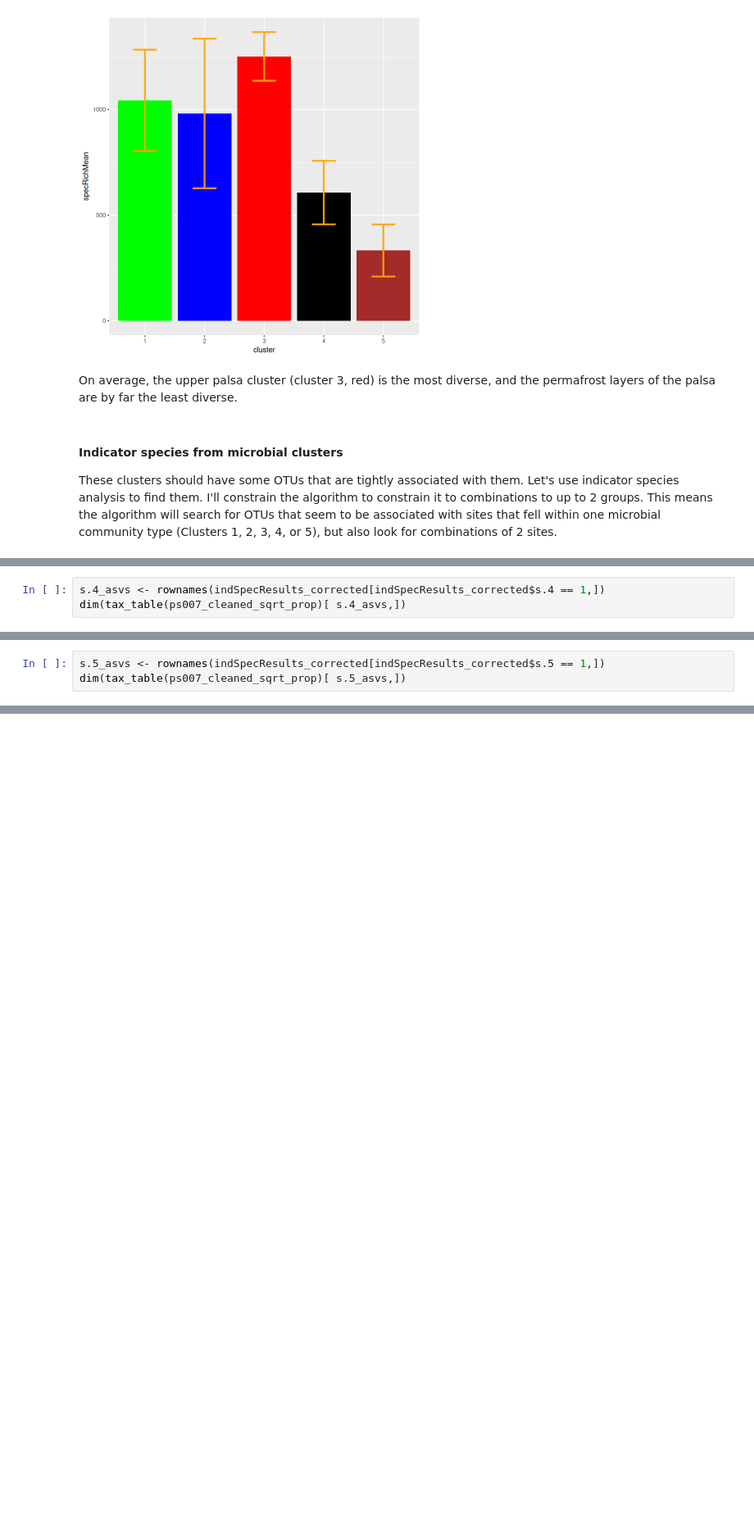
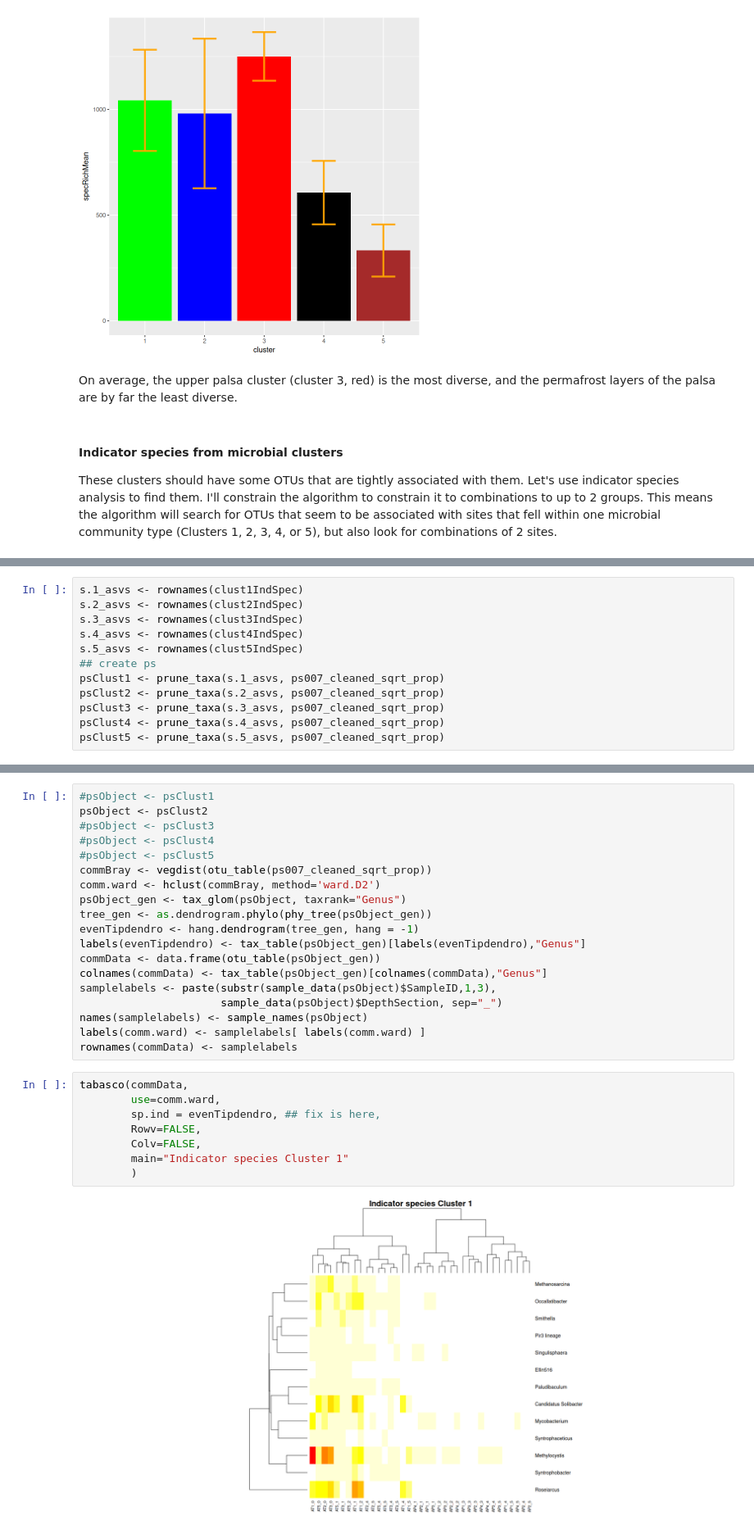
Before and after one commit to danchurch/sphagnumCUEmetabarcoding, a Jupyter notebook: sequenceAnalysis/firstLookPeat16s.ipynb, the cells around one changed output, grey strips where cells are left out. Shown at 82% size. Saved outputs shown, nothing was run; the diff lists cells and outputs as text; blank space fills up the shorter version.

Commit message:
first heatmaps up and running

```diff
--- a/sequenceAnalysis/firstLookPeat16s.ipynb
+++ b/sequenceAnalysis/firstLookPeat16s.ipynb
@@ -1044,3 +1074,0 @@ dim(tax_table(ps007_cleaned_sqrt_prop)[ s.3_asvs,])
-# %%
-s.4_asvs <- rownames(indSpecResults_corrected[indSpecResults_corrected$s.4 == 1,])
-dim(tax_table(ps007_cleaned_sqrt_prop)[ s.4_asvs,])
@@ -1049,3 +1074,0 @@ dim(tax_table(ps007_cleaned_sqrt_prop)[ s.4_asvs,])
-# %%
-s.5_asvs <- rownames(indSpecResults_corrected[indSpecResults_corrected$s.5 == 1,])
-dim(tax_table(ps007_cleaned_sqrt_prop)[ s.5_asvs,])
@@ -1076,0 +1077,12 @@ A taxonomyTable: 165 × 6 of type chr
+# %%
+s.1_asvs <- rownames(clust1IndSpec)
+s.2_asvs <- rownames(clust2IndSpec)
+s.3_asvs <- rownames(clust3IndSpec)
+s.4_asvs <- rownames(clust4IndSpec)
+s.5_asvs <- rownames(clust5IndSpec)
+## create ps
+psClust1 <- prune_taxa(s.1_asvs, ps007_cleaned_sqrt_prop)
+psClust2 <- prune_taxa(s.2_asvs, ps007_cleaned_sqrt_prop)
+psClust3 <- prune_taxa(s.3_asvs, ps007_cleaned_sqrt_prop)
+psClust4 <- prune_taxa(s.4_asvs, ps007_cleaned_sqrt_prop)
+psClust5 <- prune_taxa(s.5_asvs, ps007_cleaned_sqrt_prop)
@@ -1076,0 +1091,29 @@ A taxonomyTable: 165 × 6 of type chr
+# %%
+#psObject <- psClust1
+psObject <- psClust2
+#psObject <- psClust3
+#psObject <- psClust4
+#psObject <- psClust5
+commBray <- vegdist(otu_table(ps007_cleaned_sqrt_prop))
+comm.ward <- hclust(commBray, method='ward.D2')
+psObject_gen <- tax_glom(psObject, taxrank="Genus")
+tree_gen <- as.dendrogram.phylo(phy_tree(psObject_gen))
+evenTipdendro <- hang.dendrogram(tree_gen, hang = -1)
+labels(evenTipdendro) <- tax_table(psObject_gen)[labels(evenTipdendro),"Genus"]
+commData <- data.frame(otu_table(psObject_gen))
+colnames(commData) <- tax_table(psObject_gen)[colnames(commData),"Genus"]
+samplelabels <- paste(substr(sample_data(psObject)$SampleID,1,3),
+                      sample_data(psObject)$DepthSection, sep="_")
+names(samplelabels) <- sample_names(psObject)
+labels(comm.ward) <- samplelabels[ labels(comm.ward) ]
+rownames(commData) <- samplelabels
+# %%
+tabasco(commData,
+        use=comm.ward,
+        sp.ind = evenTipdendro, ## fix is here,
+        Rowv=FALSE,
+        Colv=FALSE,
+        main="Indicator species Cluster 1"
+        )
+# %% [output]
+[figure, added]
```
Also changed, not shown: parts of 31 cells of this notebook, 1 other file.
